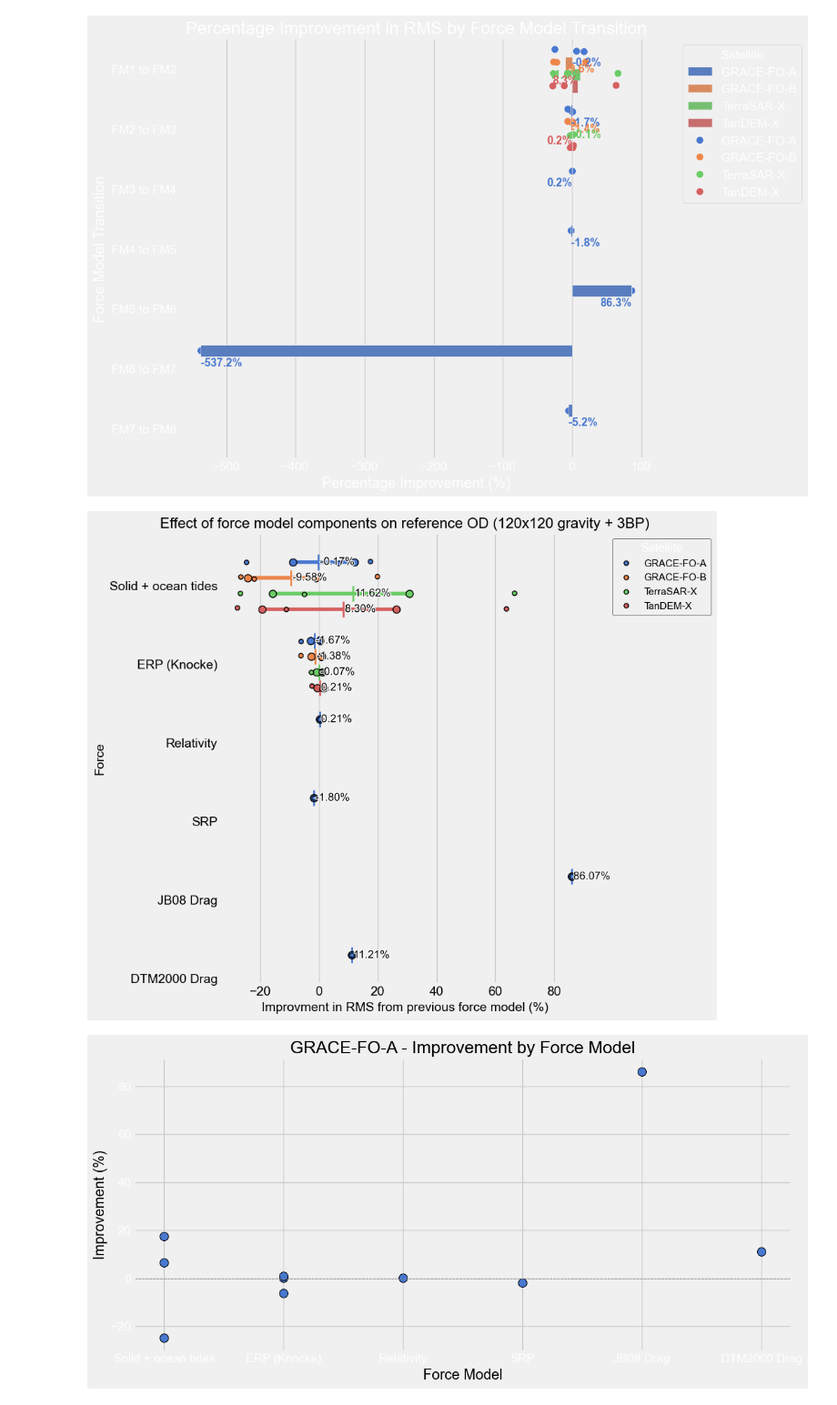
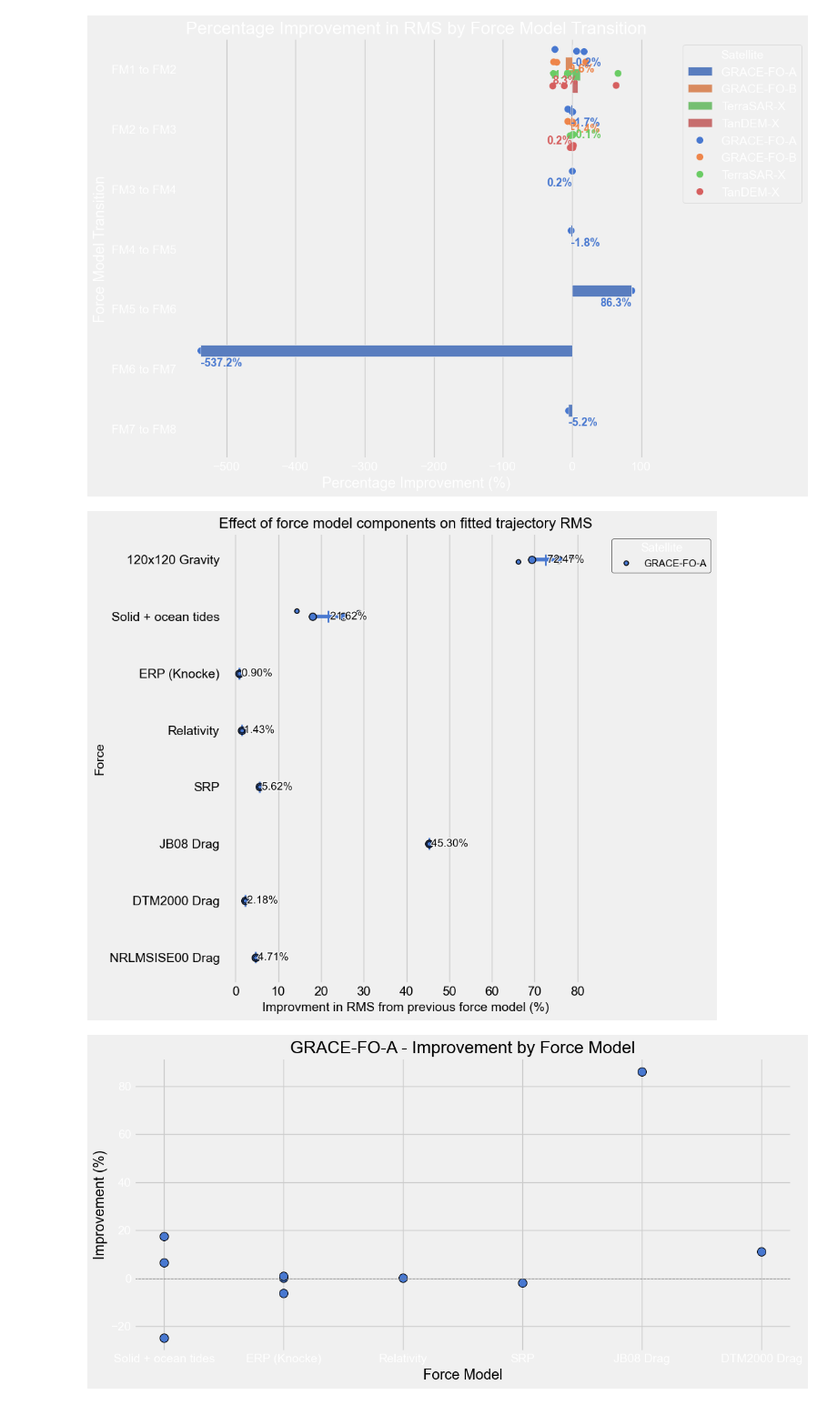
Before and after one commit to CharlesPlusC/ERP_tools, a Jupyter notebook: notebooks/OD_viz.ipynb, the cells around one changed output. Shown at 91% size. Cells and saved outputs as stored; diff of their text form; code cells hidden in the pictures.

Commit message:
RMS plots look nice. Propagation plots pissing me off (:

```diff
--- a/notebooks/OD_viz.ipynb
+++ b/notebooks/OD_viz.ipynb
@@ -242,22 +242,22 @@ improvements_data = []
 for sat_name in sat_names_to_test:
     for arc in set(key[1] for key in rms_values if key[0] == sat_name):
         base_rms = None
-        for fm in range(1, 8):
+        for fm in range(1, 10):
             key = (sat_name, arc, fm)
             if key in rms_values:
-                if fm <= 4:
+                if fm <= 6:
                     base_rms = rms_values[key]
                 improvement = 0
                 if fm == 1:
                     continue
-                elif fm <= 4:
+                elif fm <= 6:
                     prev_key = (sat_name, arc, fm-1)
                     improvement = (rms_values[prev_key] - rms_values[key]) / rms_values[prev_key] * 100
                 else:
                     improvement = (base_rms - rms_values[key]) / base_rms * 100
                 improvements_data.append({
                     'Satellite': sat_name,
-                    'Force_Model_Transition': f'FM{fm-1} to FM{fm}' if fm <= 4 else f'FM4 to FM{fm}',
+                    'Force_Model_Transition': f'FM{fm-1} to FM{fm}' if fm <= 6 else f'FM6 to FM{fm}',
                     'Improvement': improvement
                 })
 
@@ -265,7 +265,7 @@ df_improvements = pd.DataFrame(improvements_data)
 
 def component_label(transition):
     fm_start, fm_end = [int(fm.replace('FM', '')) for fm in transition.split(' to ')]
-    if fm_end <= 4:
+    if fm_end <= 6:
         return list(force_model_steps[fm_end-1].keys())[0]
     else:
         return list(force_model_steps[fm_end-1].keys())[0]
@@ -296,34 +296,34 @@ plt.legend(handles, labels, title='Satellite', bbox_to_anchor=(1.05, 1), loc='up
 
 # Calculate positions and plot mean, IQR lines, and annotations
 dodge_width = 0.2  # Adjust based on stripplot's dodge
 for component in pd.unique(df_improvements['Component_Added']):
     for i, satellite in enumerate(pd.unique(df_improvements['Satellite'])):
         subset = df_improvements[(df_improvements['Component_Added'] == component) & (df_improvements['Satellite'] == satellite)]
         if not subset.empty:
             mean_value = subset['Improvement'].mean()
             q1 = subset['Improvement'].quantile(0.25)
             q3 = subset['Improvement'].quantile(0.75)
             y_position = list(pd.unique(df_improvements['Component_Added'])).index(component)
             y_adjusted = y_position + (i - (len(pd.unique(df_improvements['Satellite']))-1)/2) * dodge_width
 
             # Plot mean and IQR lines
             plt.plot([mean_value, mean_value], [y_adjusted - dodge_width/2, y_adjusted + dodge_width/2], color=palette[i], lw=2)
             plt.plot([q1, q3], [y_adjusted, y_adjusted], color=palette[i], lw=4, marker='o', markersize=8, markeredgecolor='black')
 
             # Annotate with mean value
             text_x = mean_value + 0.5  # Ensure text does not overlap with lines
             plt.text(text_x, y_adjusted, f'{mean_value:.2f}%', color='black', va='center', fontsize=12, path_effects=[patheffects.withStroke(linewidth=2, foreground="white")])
 
 plt.title('Effect of force model components on fitted trajectory RMS', color='black', fontsize=16)
 plt.xlabel('Improvment in RMS from previous force model (%)', color='black', fontsize=14)
 plt.ylabel('Force', color='black', fontsize=14)
 plt.xticks(color='black')
 plt.yticks(color='black')
 
 plt.tight_layout()
 plt.show()
 # %% [output]
-[figure, old version]
+[figure, new version]
 # %%
 plt.style.use('fivethirtyeight')
 
```
Also changed, not shown: parts of 3 cells of this notebook.
